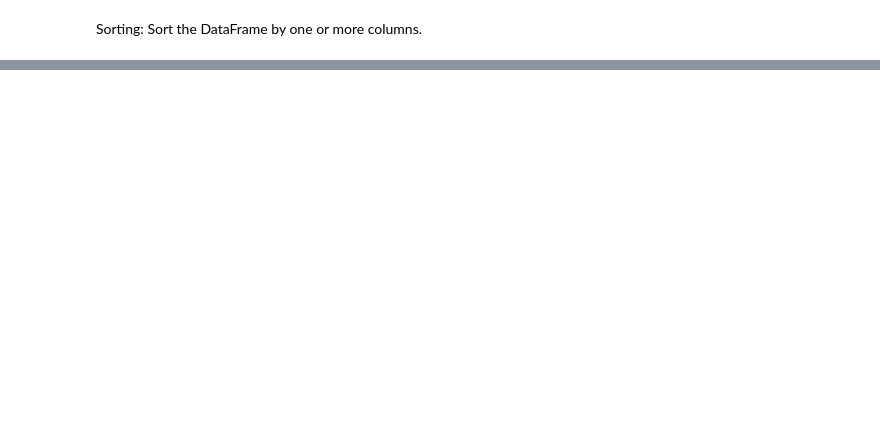
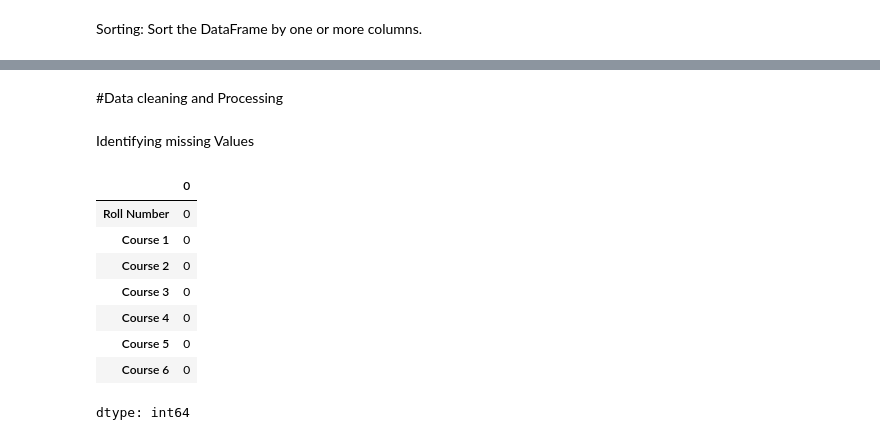
Before and after one commit to Nikulkumar-Dabhi/Data_Science, a Jupyter notebook: pandas.ipynb, the cells around one changed output, grey strips where cells are left out. Cells and saved outputs as stored; diff of their text form; code cells hidden in the pictures; blank space fills up the shorter version.

```diff
--- a/pandas.ipynb
+++ b/pandas.ipynb
@@ -252,2 +252,18 @@ print(sorted_df)
 
 [100 rows x 7 columns]
+# %% [markdown]
+#Data cleaning and Processing
+# %% [markdown]
+Identifying missing Values
+# %%
+df.isnull().sum()  # Returns the number of missing values in each column
+# %% [output]
+|  | 0 |
+| Roll Number | 0 |
+| Course 1 | 0 |
+| Course 2 | 0 |
+| Course 3 | 0 |
+| Course 4 | 0 |
+| Course 5 | 0 |
+| Course 6 | 0 |
+dtype: int64
```
Also changed, not shown: parts of 11 cells of this notebook.
